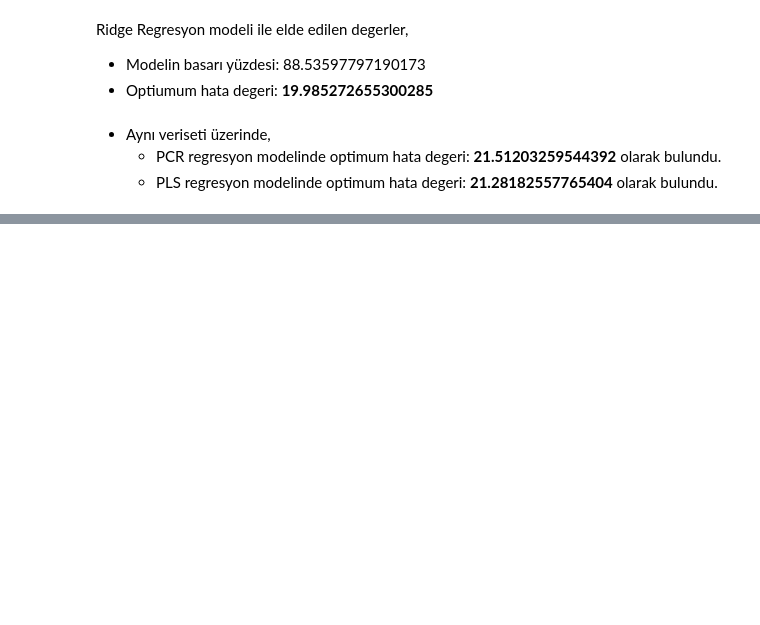
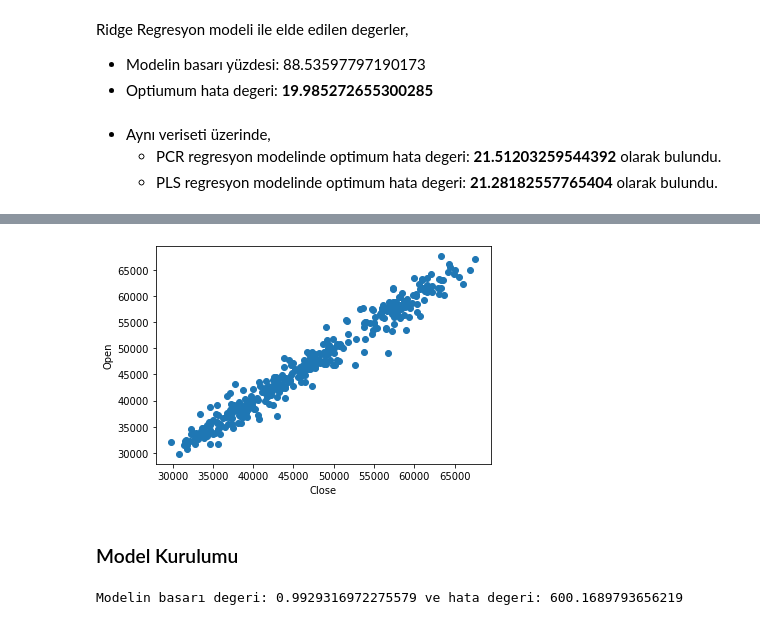
Before and after one commit to mrkizmaz/DataScience-and-MachineLearning, a Jupyter notebook: ML-Exercises/5-RidgeReg.ipynb, the cells around one changed output, grey strips where cells are left out. Drawn from its saved outputs; the diff is of its cells as text; code cells hidden in the pictures; blank space fills up the shorter version.

```diff
--- a/ML-Exercises/5-RidgeReg.ipynb
+++ b/ML-Exercises/5-RidgeReg.ipynb
@@ -221,0 +310,30 @@ Ridge Regresyon modeli ile elde edilen degerler,
+# %%
+plt.scatter(df['Open'], df['Close'])
+plt.xlabel('Close')
+plt.ylabel('Open');
+# %% [output]
+[figure, added]
+# %% [markdown]
+### Model Kurulumu
+# %%
+X = df.drop('Close', axis = 1) # bagımsız degiskenler
+y = df['Close'] # bagımlı degisken
+
+# %20'test, %80'i egitim seti
+X_train, X_test, y_train, y_test = train_test_split(X, y, test_size = 0.2, random_state = 42)
+
+# optimum alpha degerinin elde edilmesi
+alphalar = 1000 ** np.linspace(10, -2, 100) * 0.5
+ridgecv = RidgeCV(alphas = alphalar,
+                  scoring = 'neg_mean_squared_error').fit(X_train, y_train)
+
+# optimum alpha degeri ile model kurulumu
+ridge = Ridge(alpha = ridgecv.alpha_).fit(X_train, y_train)
+score = ridge.score(X_train, y_train)
+# modelin hata degeri
+ypred = ridge.predict(X_test)
+rmse = np.sqrt(mean_squared_error(y_test, ypred))
+
+print(f"Modelin basarı degeri: {score} ve hata degeri: {rmse}")
+# %% [output]
+Modelin basarı degeri: 0.9929316972275579 ve hata degeri: 600.1689793656219
```
Also changed, not shown: parts of 17 cells of this notebook, 2 other files.
